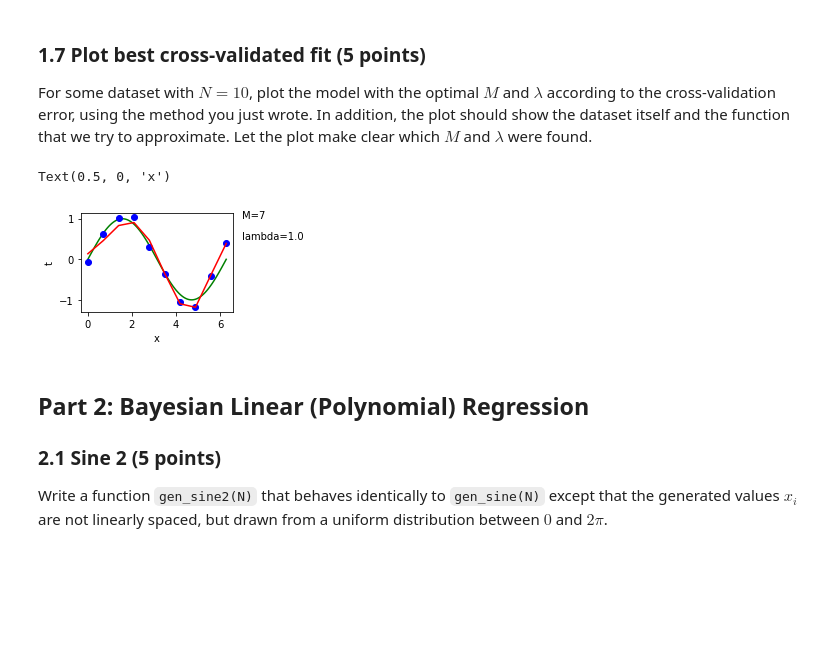
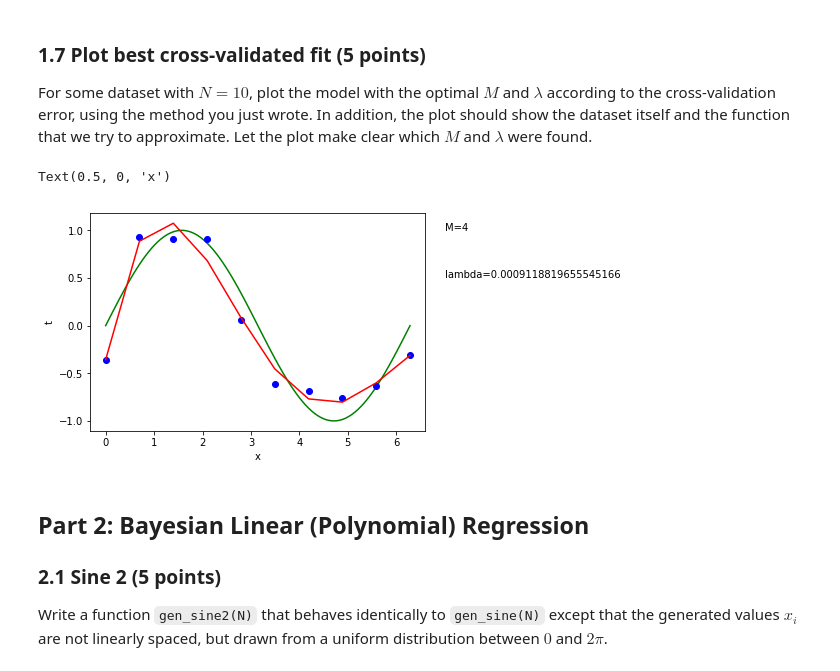
Before and after one commit to woutster/ml1, a Jupyter notebook: 10749586_12385913_lab1.ipynb, the cells around one changed output. Cells and saved outputs as stored; diff of their text form; code cells hidden in the pictures; blank space fills up the shorter version.

```diff
--- a/10749586_12385913_lab1.ipynb
+++ b/10749586_12385913_lab1.ipynb
@@ -232,7 +235,7 @@ The function should return $\bw$ and $\bPhi$.
 # %%
 def fit_polynomial_reg(x, t, M, lamb):
     Phi = designmatrix(x, M)
-    lambda_matrix = np.multiply(lamb, np.identity(M+1))
+    lambda_matrix = lamb * np.identity(M + 1)
     inv = np.linalg.inv(lambda_matrix + np.matmul(Phi.transpose(), Phi))
     w_ml = np.matmul(np.matmul(inv, Phi.transpose()), t)
     return w_ml, Phi
@@ -270,16 +273,19 @@ You can let $M \in (0, 1, ..., 10)$, and let $\lambda \in (e^{-10}, e^{-9}, ...,
 
 a) (5 points) First of all, write a method `pred_error(x_train, x_valid, t_train, t_valid, M, lamb)` that compares the prediction of your method `fit_polynomial_reg` for a given set of parameters $M$ and $\lambda$ to `t_valid`. It should return the prediction error for a single fold.
 # %%
-def least_squares_error(pred, real):
-    return 0.5 * (np.matmul(np.subtract(pred, real).transpose(), np.subtract(pred, real)))
+def least_squares_error(pred, targets):
+    return 0.5 * ((targets - pred) ** 2).sum()
+
 
 def pred_error(x_train, x_valid, t_train, t_valid, M, lamb):
+    # Fit to training set
     w_train, Phi_train = fit_polynomial_reg(x_train, t_train, M, lamb)
+    # Compute designmatrix for validation set
     Phi_valid = designmatrix(x_valid, M)
+    # Compute predictions with the weights from the training run
+    y_pred = predict(w_train, Phi_valid)
 
-    y_pred = predict(w_train, Phi_valid)
-    pred_err = least_squares_error(y_pred, t_valid)
-    return pred_err
+    return least_squares_error(y_pred, t_valid)
 # %%
 ### Test your function
 N = 10
@@ -306,19 +312,24 @@ def kfold_indices(N, k):
     return train_folds, valid_folds
 # %%
 def find_best_m_and_lamb(x, t, train_folds, valid_folds):
-    N = 10
     k = 5
-
-    best_error = 100
-    for M in range(11):
-        for lamb_ind in range(11):
+    best_error = 10000
+    # Loop over all possible combinations of M and lambda
+    for M in range(10 + 1):
+        for lamb_ind in range(10 + 1):
             lamb = e ** (-lamb_ind)
+            errors = []
+            # Run cross validation
             for i in range(k):
-                error = pred_error(x[train_folds[i]], x[valid_folds[i]], t[train_folds[i]], t[valid_folds[i]], M, lamb)
-                if error < best_error:
-                    best_error = error
-                    lamb_best = lamb
-                    M_best = M
+                error = pred_error(x[train_folds[i]], x[valid_folds[i]], t[train_folds[i]],
+                                   t[valid_folds[i]], M, lamb)
+                errors.append(error)
+            mean_error = np.mean(errors)
+            # Check if this parameter combination is good
+            if mean_error < best_error:
+                best_error = mean_error
+                lamb_best = lamb
+                M_best = M
     return M_best, lamb_best
 # %%
 ### Test your function
@@ -358,22 +369,23 @@ An alternative to grid search is **Evolutionary Optimization** using an Evolutio
 
 For some dataset with $N = 10$, plot the model with the optimal $M$ and $\lambda$ according to the cross-validation error, using the method you just wrote. In addition, the plot should show the dataset itself and the function that we try to approximate. Let the plot make clear which $M$ and $\lambda$ were found.
 # %%
-# Compute polynomials
+x, t = gen_sine(10)
+train_folds, valid_folds = kfold_indices(10, 5)
 best_m, best_lambda = find_best_m_and_lamb(x, t, train_folds, valid_folds)
 w, phi = fit_polynomial_reg(x, t, best_m, best_lambda)
 x_pretty = np.linspace(0, 2 * np.pi, num=100, endpoint=True)
 
-ax1 = plt.subplot(221)
+ax1 = plt.subplot(111)
 ax1.plot(x_pretty, np.sin(x_pretty), color="green")
 ax1.plot(x, t, "ro", color="blue")
 ax1.plot(x, predict(w, phi), color="red")
 ax1.text(7, 1, "M=" + str(best_m))
 ax1.text(7, 0.5, "lambda=" + str(best_lambda))
 plt.ylabel("t")
 plt.xlabel("x")
 # %% [output]
 Text(0.5, 0, 'x')
-[figure, old version]
+[figure, new version]
 # %% [markdown]
 ## Part 2: Bayesian Linear (Polynomial) Regression
 
```
Also changed, not shown: parts of 9 cells of this notebook.
